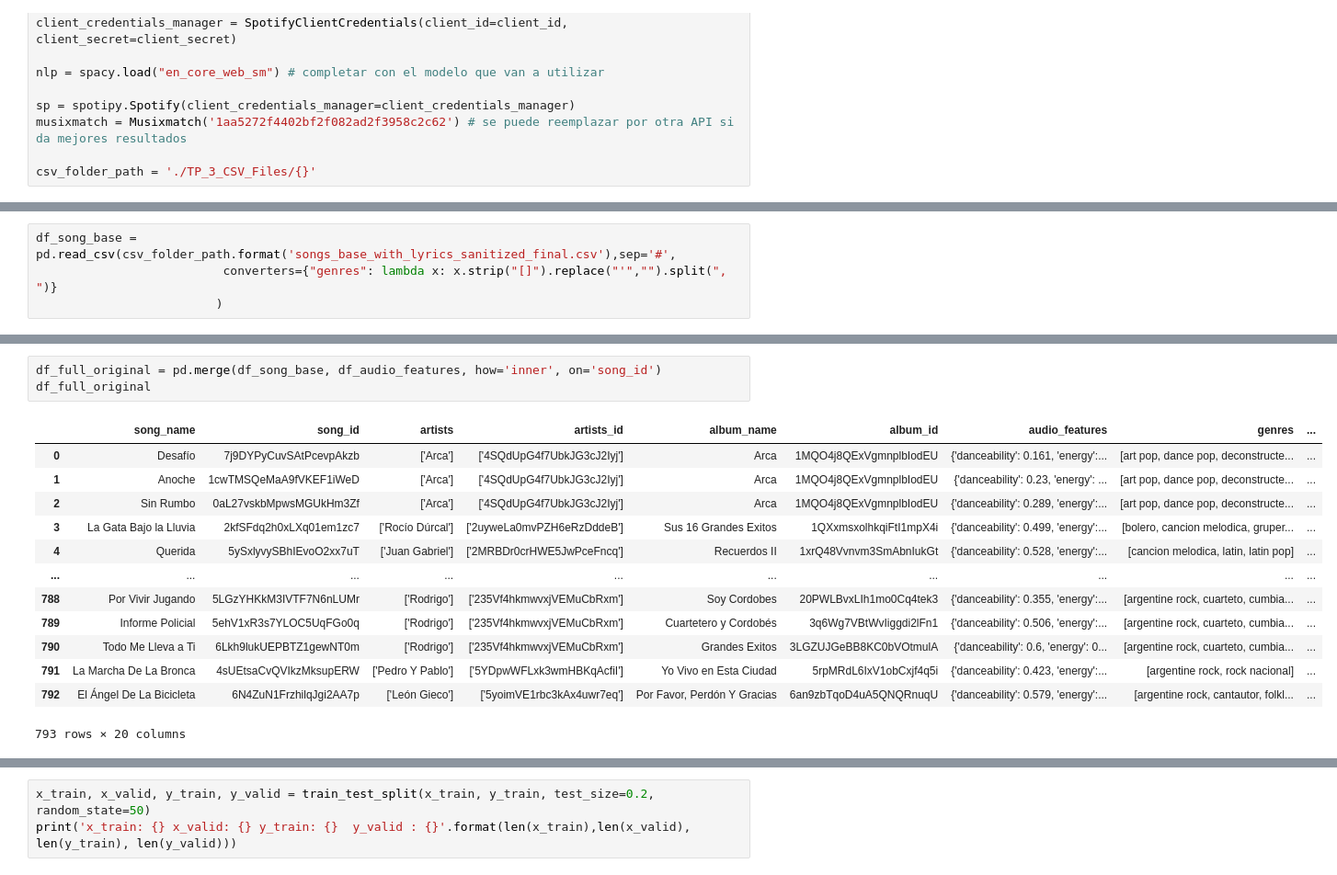
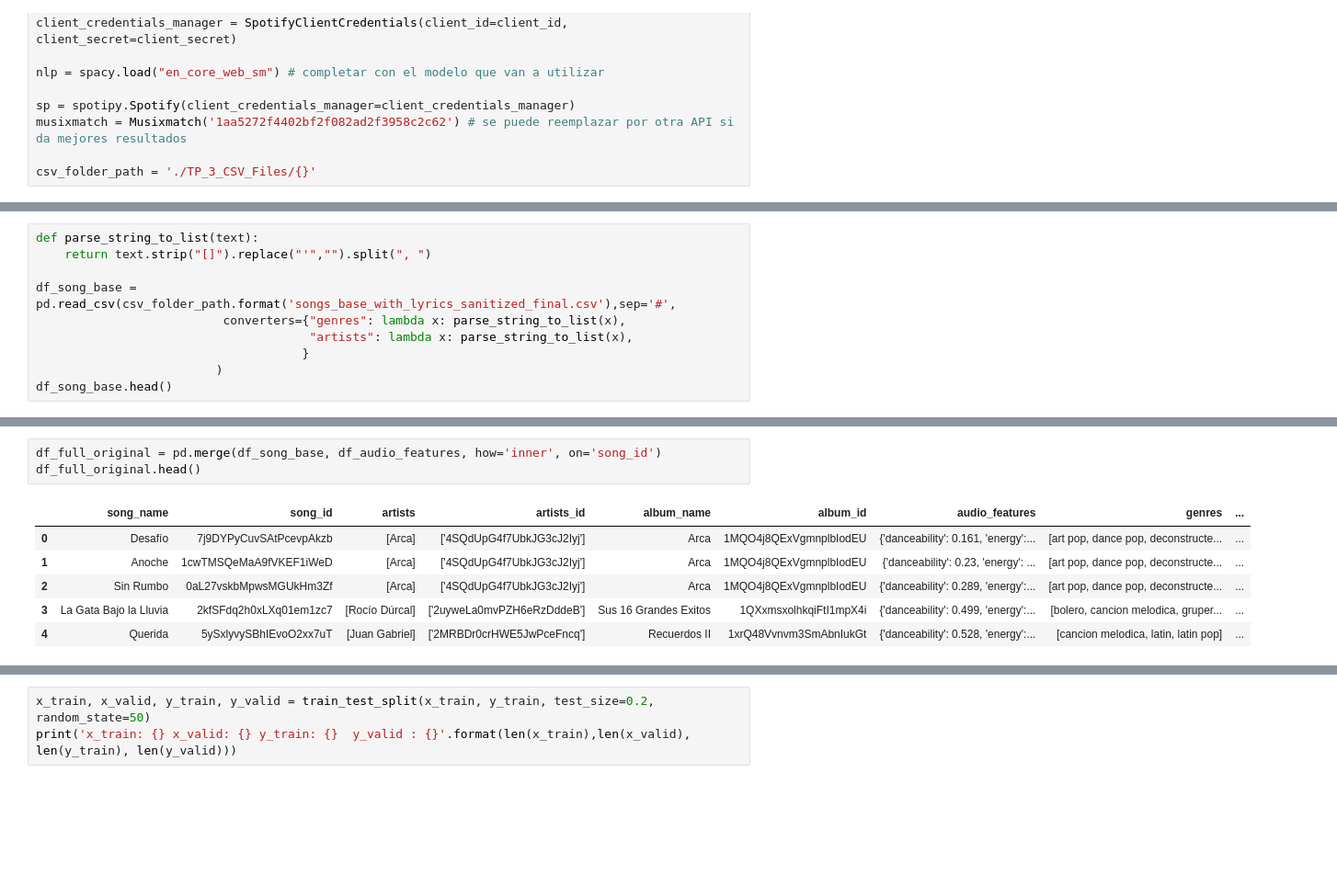
Before and after one commit to igutierrez-projects/IA-project-classify-tracks, a Jupyter notebook: TP_3_Mentoria_2020-Copy1.ipynb, the cells around one changed output, grey strips where cells are left out. Shown at 92% size. Drawn from its saved outputs; the diff is of its cells as text; blank space fills up the shorter version.

```diff
--- a/TP_3_Mentoria_2020-Copy1.ipynb
+++ b/TP_3_Mentoria_2020-Copy1.ipynb
@@ -68,4 +85,10 @@ csv_folder_path = './TP_3_CSV_Files/{}'
 # %%
+def parse_string_to_list(text):
+    return text.strip("[]").replace("'","").split(", ")
+
 df_song_base = pd.read_csv(csv_folder_path.format('songs_base_with_lyrics_sanitized_final.csv'),sep='#',
-                          converters={"genres": lambda x: x.strip("[]").replace("'","").split(", ")}
+                          converters={"genres": lambda x: parse_string_to_list(x),
+                                      "artists": lambda x: parse_string_to_list(x),
+                                     }
                          )
+df_song_base.head()
@@ -134,20 +140,13 @@ df_audio_features
 # %%
 df_full_original = pd.merge(df_song_base, df_audio_features, how='inner', on='song_id')
-df_full_original
+df_full_original.head()
 # %% [output]
 |  | song_name | song_id | artists | artists_id | album_name | album_id | audio_features | genres | ... |
-| 0 | Desafío | 7j9DYPyCuvSAtPcevpAkzb | ['Arca'] | ['4SQdUpG4f7UbkJG3cJ2Iyj'] | Arca | 1MQO4j8QExVgmnplbIodEU | {'danceability': 0.161, 'energy':... | [art pop, dance pop, deconstructe... | ... |
-| 1 | Anoche | 1cwTMSQeMaA9fVKEF1iWeD | ['Arca'] | ['4SQdUpG4f7UbkJG3cJ2Iyj'] | Arca | 1MQO4j8QExVgmnplbIodEU | {'danceability': 0.23, 'energy': ... | [art pop, dance pop, deconstructe... | ... |
-| 2 | Sin Rumbo | 0aL27vskbMpwsMGUkHm3Zf | ['Arca'] | ['4SQdUpG4f7UbkJG3cJ2Iyj'] | Arca | 1MQO4j8QExVgmnplbIodEU | {'danceability': 0.289, 'energy':... | [art pop, dance pop, deconstructe... | ... |
-| 3 | La Gata Bajo la Lluvia | 2kfSFdq2h0xLXq01em1zc7 | ['Rocío Dúrcal'] | ['2uyweLa0mvPZH6eRzDddeB'] | Sus 16 Grandes Exitos | 1QXxmsxolhkqiFtI1mpX4i | {'danceability': 0.499, 'energy':... | [bolero, cancion melodica, gruper... | ... |
-| 4 | Querida | 5ySxlyvySBhIEvoO2xx7uT | ['Juan Gabriel'] | ['2MRBDr0crHWE5JwPceFncq'] | Recuerdos II | 1xrQ48Vvnvm3SmAbnIukGt | {'danceability': 0.528, 'energy':... | [cancion melodica, latin, latin pop] | ... |
-| ... | ... | ... | ... | ... | ... | ... | ... | ... | ... |
-| 788 | Por Vivir Jugando | 5LGzYHKkM3IVTF7N6nLUMr | ['Rodrigo'] | ['235Vf4hkmwvxjVEMuCbRxm'] | Soy Cordobes | 20PWLBvxLIh1mo0Cq4tek3 | {'danceability': 0.355, 'energy':... | [argentine rock, cuarteto, cumbia... | ... |
-| 789 | Informe Policial | 5ehV1xR3s7YLOC5UqFGo0q | ['Rodrigo'] | ['235Vf4hkmwvxjVEMuCbRxm'] | Cuartetero y Cordobés | 3q6Wg7VBtWvIiggdi2lFn1 | {'danceability': 0.506, 'energy':... | [argentine rock, cuarteto, cumbia... | ... |
-| 790 | Todo Me Lleva a Ti | 6Lkh9lukUEPBTZ1gewNT0m | ['Rodrigo'] | ['235Vf4hkmwvxjVEMuCbRxm'] | Grandes Exitos | 3LGZUJGeBB8KC0bVOtmulA | {'danceability': 0.6, 'energy': 0... | [argentine rock, cuarteto, cumbia... | ... |
-| 791 | La Marcha De La Bronca | 4sUEtsaCvQVIkzMksupERW | ['Pedro Y Pablo'] | ['5YDpwWFLxk3wmHBKqAcfiI'] | Yo Vivo en Esta Ciudad | 5rpMRdL6IxV1obCxjf4q5i | {'danceability': 0.423, 'energy':... | [argentine rock, rock nacional] | ... |
-| 792 | El Ángel De La Bicicleta | 6N4ZuN1FrzhilqJgi2AA7p | ['León Gieco'] | ['5yoimVE1rbc3kAx4uwr7eq'] | Por Favor, Perdón Y Gracias | 6an9zbTqoD4uA5QNQRnuqU | {'danceability': 0.579, 'energy':... | [argentine rock, cantautor, folkl... | ... |
+| 0 | Desafío | 7j9DYPyCuvSAtPcevpAkzb | [Arca] | ['4SQdUpG4f7UbkJG3cJ2Iyj'] | Arca | 1MQO4j8QExVgmnplbIodEU | {'danceability': 0.161, 'energy':... | [art pop, dance pop, deconstructe... | ... |
+| 1 | Anoche | 1cwTMSQeMaA9fVKEF1iWeD | [Arca] | ['4SQdUpG4f7UbkJG3cJ2Iyj'] | Arca | 1MQO4j8QExVgmnplbIodEU | {'danceability': 0.23, 'energy': ... | [art pop, dance pop, deconstructe... | ... |
+| 2 | Sin Rumbo | 0aL27vskbMpwsMGUkHm3Zf | [Arca] | ['4SQdUpG4f7UbkJG3cJ2Iyj'] | Arca | 1MQO4j8QExVgmnplbIodEU | {'danceability': 0.289, 'energy':... | [art pop, dance pop, deconstructe... | ... |
+| 3 | La Gata Bajo la Lluvia | 2kfSFdq2h0xLXq01em1zc7 | [Rocío Dúrcal] | ['2uyweLa0mvPZH6eRzDddeB'] | Sus 16 Grandes Exitos | 1QXxmsxolhkqiFtI1mpX4i | {'danceability': 0.499, 'energy':... | [bolero, cancion melodica, gruper... | ... |
+| 4 | Querida | 5ySxlyvySBhIEvoO2xx7uT | [Juan Gabriel] | ['2MRBDr0crHWE5JwPceFncq'] | Recuerdos II | 1xrQ48Vvnvm3SmAbnIukGt | {'danceability': 0.528, 'energy':... | [cancion melodica, latin, latin pop] | ... |
-793 rows × 20 columns
 # %%
 df_model = df_full_original.copy()
 df_model['genres'] = df_model['genres'].apply(lambda x : x[0])
```
Also changed, not shown: parts of 25 cells of this notebook.
